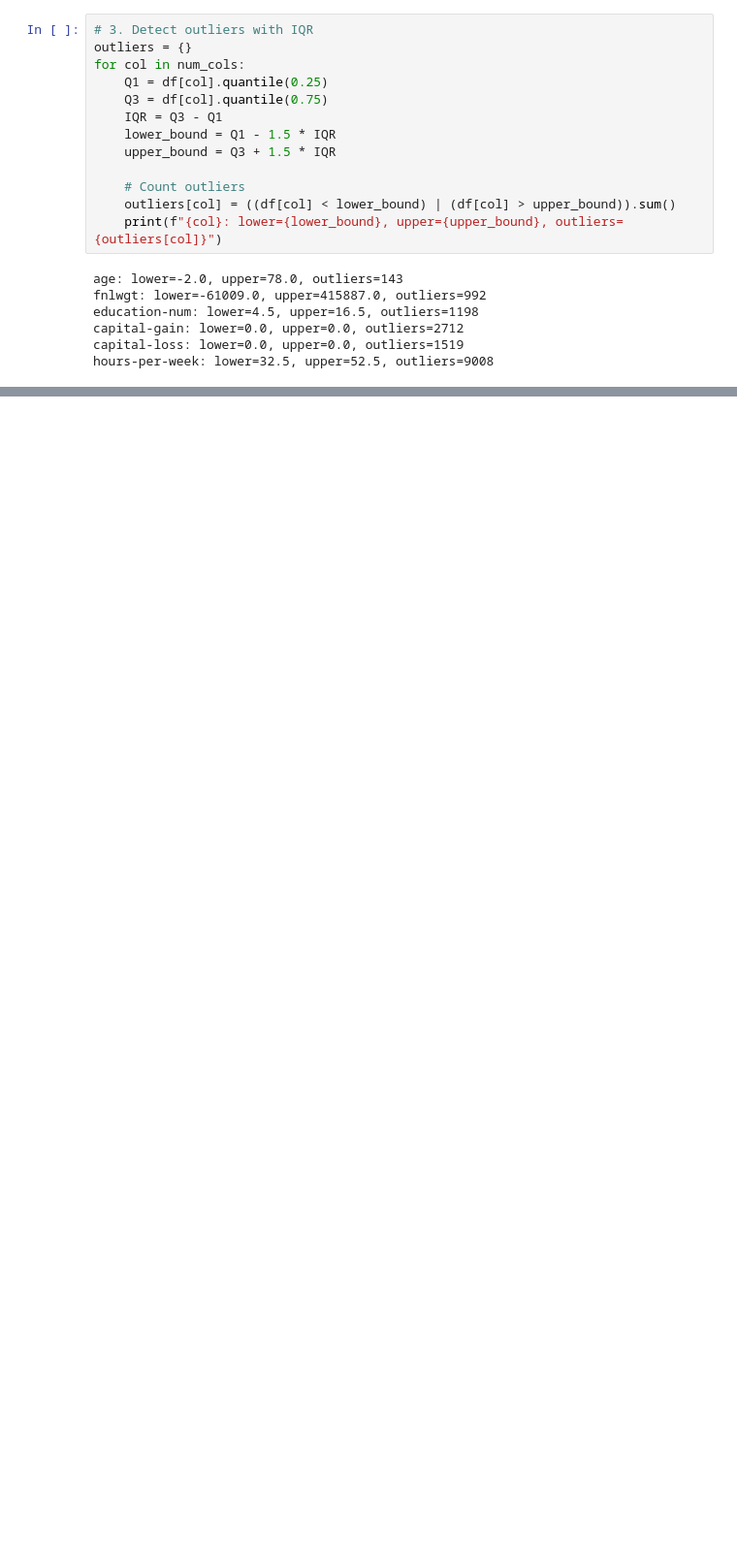
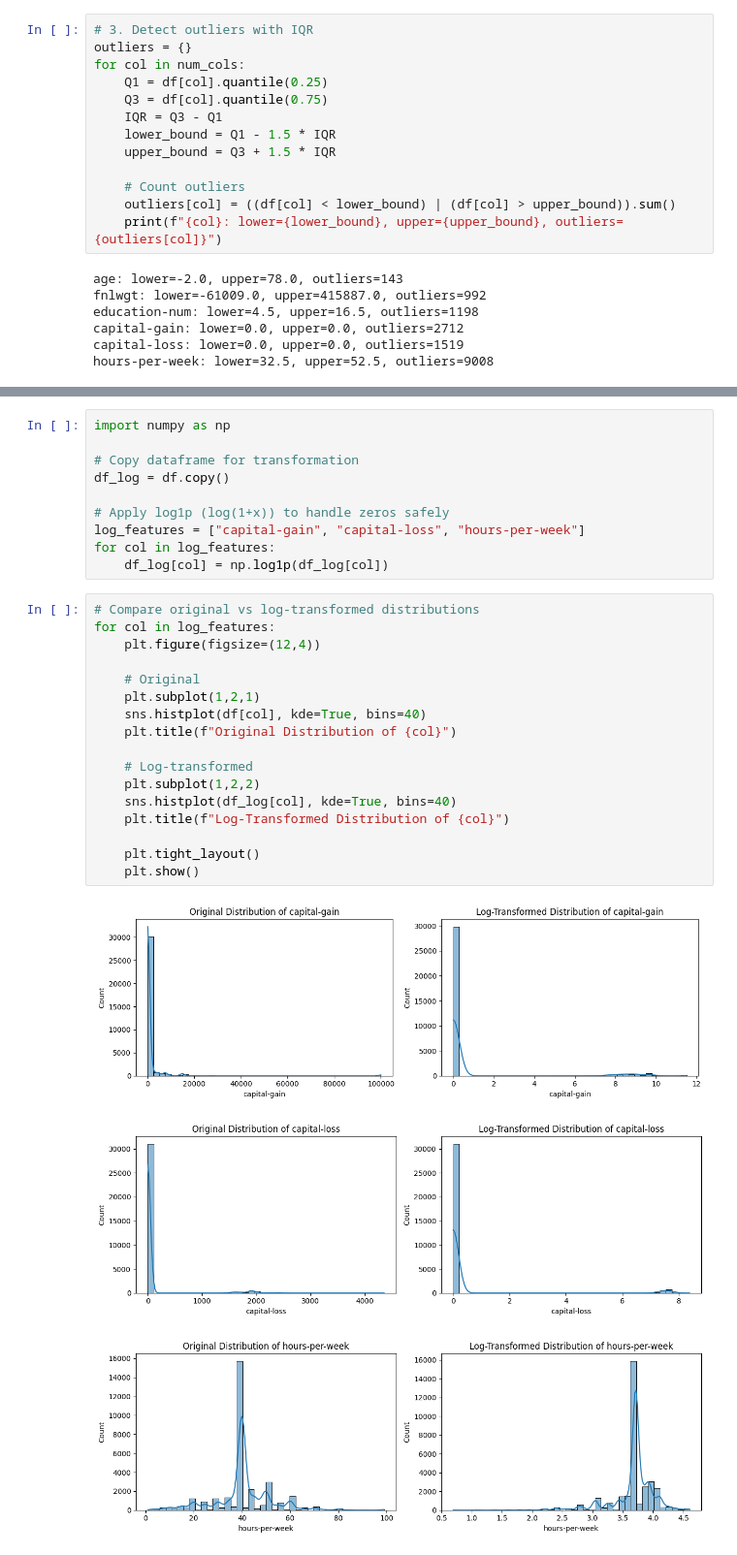
Before and after one commit to albertodiazdurana/Practice_DataScience, a Jupyter notebook: feature_preprocessing_task_w37.ipynb, the cells around one changed output, grey strips where cells are left out. Shown at 97% size. Saved outputs shown, nothing was run; the diff lists cells and outputs as text; blank space fills up the shorter version.

Commit message:
log_transform

```diff
--- a/feature_preprocessing_task_w37.ipynb
+++ b/feature_preprocessing_task_w37.ipynb
@@ -252,0 +255,31 @@ hours-per-week: lower=32.5, upper=52.5, outliers=9008
+# %%
+import numpy as np
+
+# Copy dataframe for transformation
+df_log = df.copy()
+
+# Apply log1p (log(1+x)) to handle zeros safely
+log_features = ["capital-gain", "capital-loss", "hours-per-week"]
+for col in log_features:
+    df_log[col] = np.log1p(df_log[col])
+# %%
+# Compare original vs log-transformed distributions
+for col in log_features:
+    plt.figure(figsize=(12,4))
+
+    # Original
+    plt.subplot(1,2,1)
+    sns.histplot(df[col], kde=True, bins=40)
+    plt.title(f"Original Distribution of {col}")
+
+    # Log-transformed
+    plt.subplot(1,2,2)
+    sns.histplot(df_log[col], kde=True, bins=40)
+    plt.title(f"Log-Transformed Distribution of {col}")
+
+    plt.tight_layout()
+    plt.show()
+# %% [output]
+[figure, added]
+[figure, added]
+[figure, added]
```
Also changed, not shown: parts of 3 cells of this notebook.
